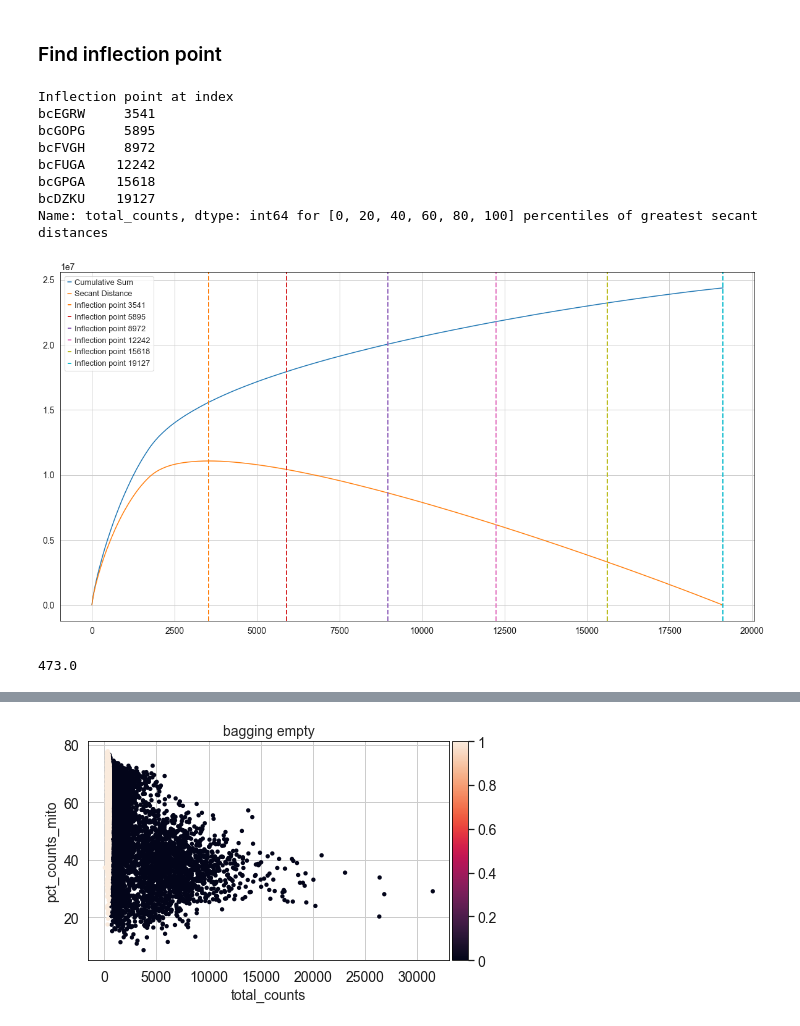
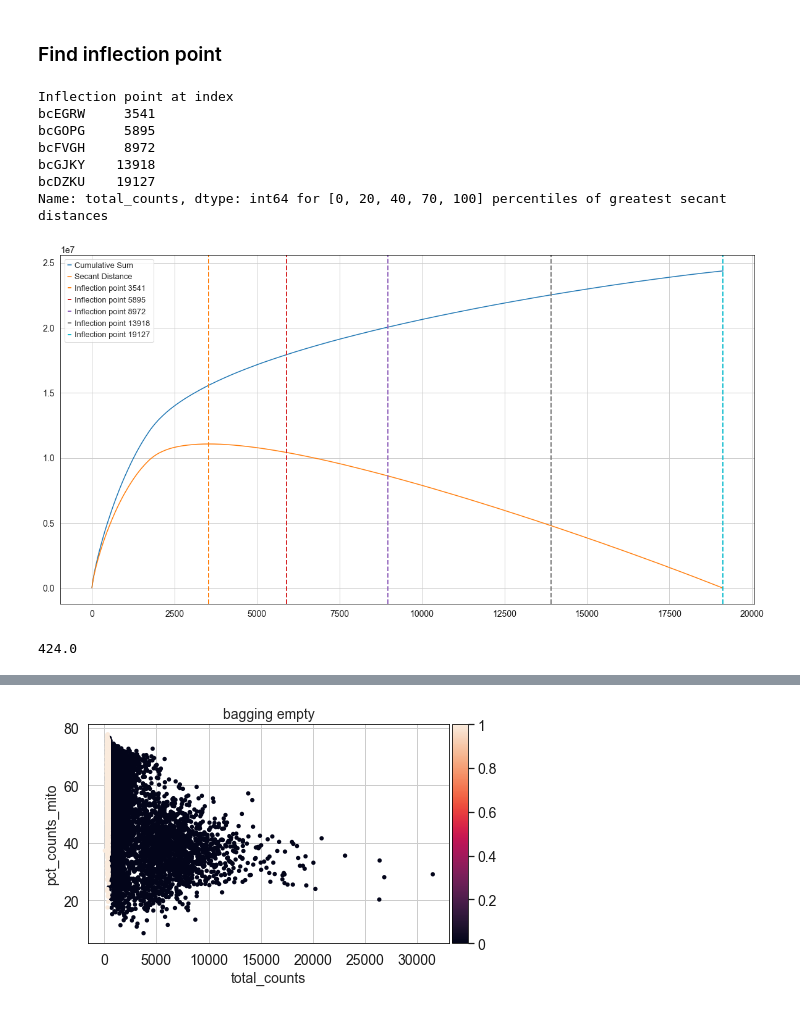
Before and after one commit to codyheiser/dropkick, a Jupyter notebook: QC_bagging.ipynb, the cells around one changed output, grey strips where cells are left out. Cells and saved outputs as stored; diff of their text form; code cells hidden in the pictures.

```diff
--- a/QC_bagging.ipynb
+++ b/QC_bagging.ipynb
@@ -27,23 +27,24 @@ s1 # see what's in our object
 AnnData object with n_obs × n_vars = 19128 × 41569
     obs: 'mean_mito', 'n_genes_by_counts', 'log1p_n_genes_by_counts', 'total_counts', 'log1p_total_counts', 'pct_counts_in_top_50_genes', 'pct_counts_in_top_100_genes', 'pct_counts_in_top_200_genes',  ...
     var: 'mito', 'n_cells_by_counts', 'mean_counts', 'log1p_mean_counts', 'pct_dropout_by_counts', 'total_counts', 'log1p_total_counts'
+# %%
+s1.raw = s1 # save raw counts for later filtering
 # %% [markdown]
 ### Find inflection point
 # %%
-find_inflection(s1, inflection_percentiles = [0,20,40,60,80,100])
+find_inflection(s1, inflection_percentiles = [0,20,40,70,100])
 # %% [output]
 Inflection point at index
 bcEGRW     3541
 bcGOPG     5895
 bcFVGH     8972
-bcFUGA    12242
-bcGPGA    15618
+bcGJKY    13918
 bcDZKU    19127
-Name: total_counts, dtype: int64 for [0, 20, 40, 60, 80, 100] percentiles of greatest secant distances
+Name: total_counts, dtype: int64 for [0, 20, 40, 70, 100] percentiles of greatest secant distances
-[figure, old version]
+[figure, new version]
 # %%
-s1.obs['total_counts'][12242] # see the total counts at 80th percentile of secant distance (beyond inflection point)
+s1.obs['total_counts'][13918] # see the total counts at 80th percentile of secant distance (beyond inflection point)
 # %% [output]
-473.0
+424.0
 # %%
 # create new "observation" as empty droplet label
```
Also changed, not shown: parts of 8 cells of this notebook, 3 other files.
